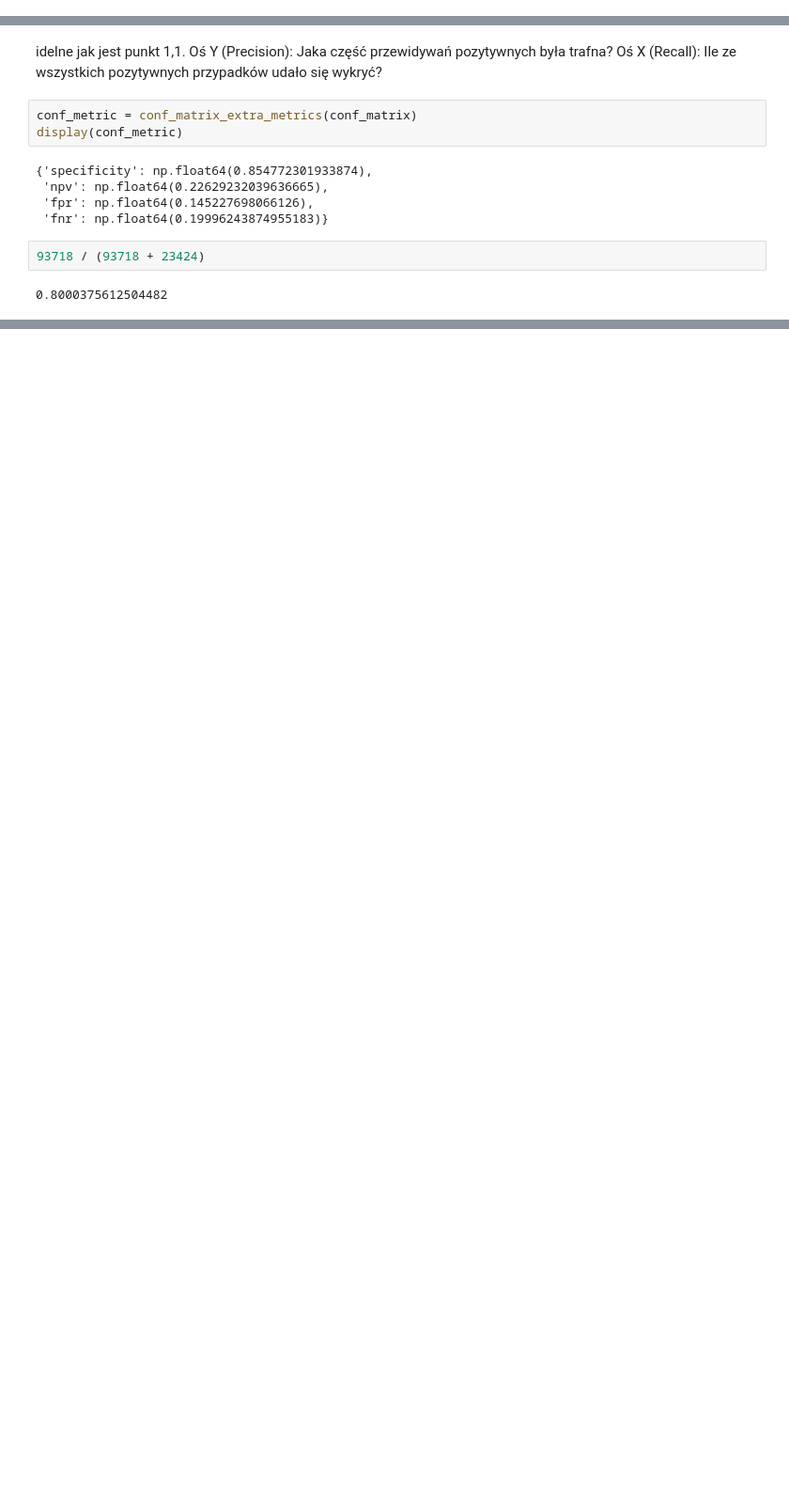
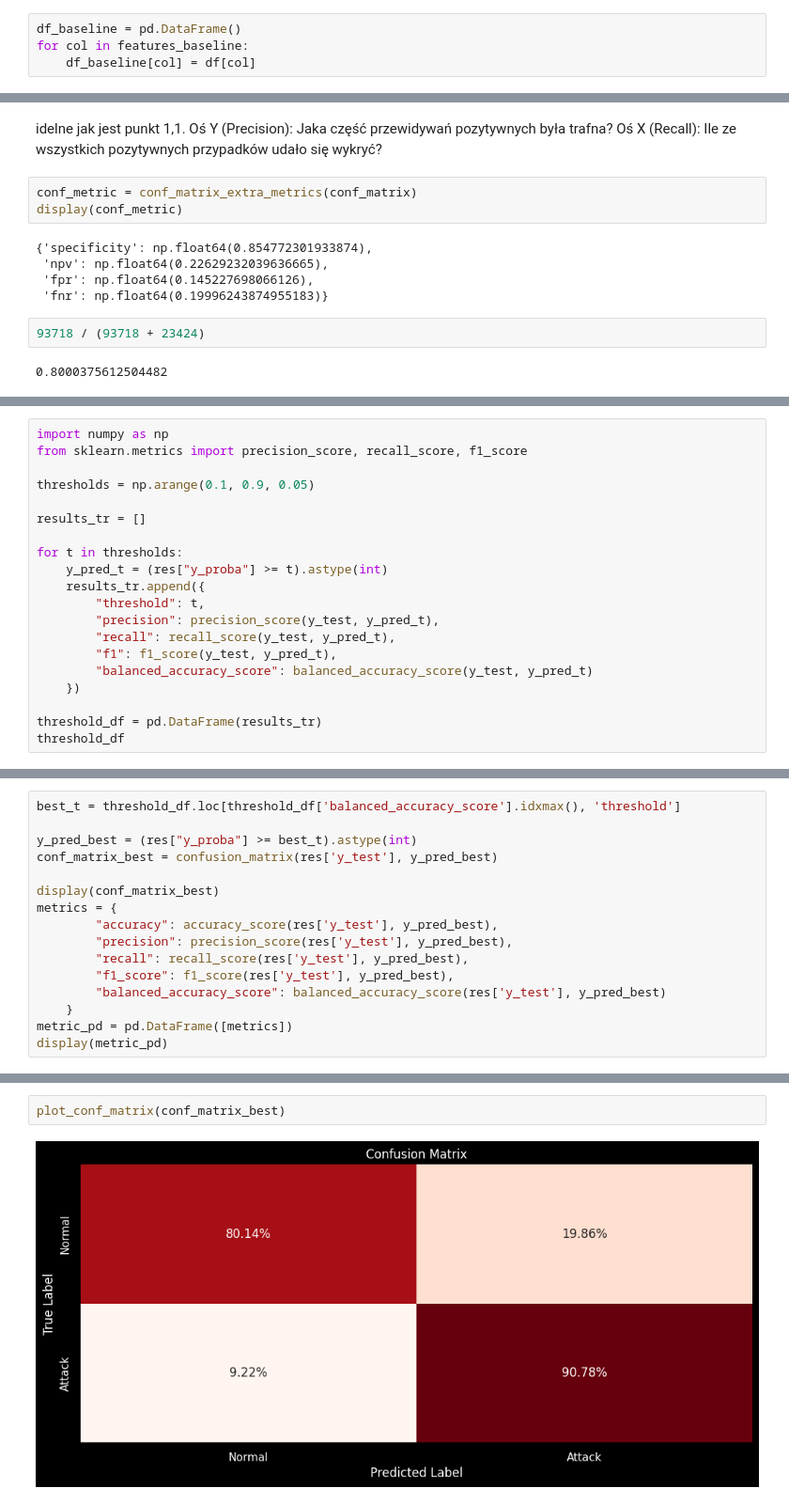
Before and after one commit to mikolajek22/IoT-Intrusion-Detection, a Jupyter notebook: project.ipynb, the cells around one changed output, grey strips where cells are left out. Shown at 94% size. Cells and saved outputs as stored; diff of their text form; blank space fills up the shorter version.

```diff
--- a/project.ipynb
+++ b/project.ipynb
@@ -925,0 +942,4 @@ X_train, X_test, y_train, y_test = train_test_split(X, y, test_size=0.2, random_
+# %%
+df_baseline = pd.DataFrame()
+for col in features_baseline:
+    df_baseline[col] = df[col]
@@ -1031,0 +1217,20 @@ display(conf_metric)
+# %%
+import numpy as np
+from sklearn.metrics import precision_score, recall_score, f1_score
+
+thresholds = np.arange(0.1, 0.9, 0.05)
+
+results_tr = []
+
+for t in thresholds:
+    y_pred_t = (res["y_proba"] >= t).astype(int)
+    results_tr.append({
+        "threshold": t,
+        "precision": precision_score(y_test, y_pred_t),
+        "recall": recall_score(y_test, y_pred_t),
+        "f1": f1_score(y_test, y_pred_t),
+        "balanced_accuracy_score": balanced_accuracy_score(y_test, y_pred_t)
+    })
+
+threshold_df = pd.DataFrame(results_tr)
+threshold_df
@@ -1031,0 +1278,16 @@ display(conf_metric)
+# %%
+best_t = threshold_df.loc[threshold_df['balanced_accuracy_score'].idxmax(), 'threshold']
+
+y_pred_best = (res["y_proba"] >= best_t).astype(int)
+conf_matrix_best = confusion_matrix(res['y_test'], y_pred_best)
+
+display(conf_matrix_best)
+metrics = {
+        "accuracy": accuracy_score(res['y_test'], y_pred_best),
+        "precision": precision_score(res['y_test'], y_pred_best),
+        "recall": recall_score(res['y_test'], y_pred_best),
+        "f1_score": f1_score(res['y_test'], y_pred_best),
+        "balanced_accuracy_score": balanced_accuracy_score(res['y_test'], y_pred_best)
+    }
+metric_pd = pd.DataFrame([metrics])
+display(metric_pd)
@@ -1031,0 +1299,4 @@ display(conf_metric)
+# %%
+plot_conf_matrix(conf_matrix_best)
+# %% [output]
+[figure, added]
```
Also changed, not shown: parts of 82 cells of this notebook.
